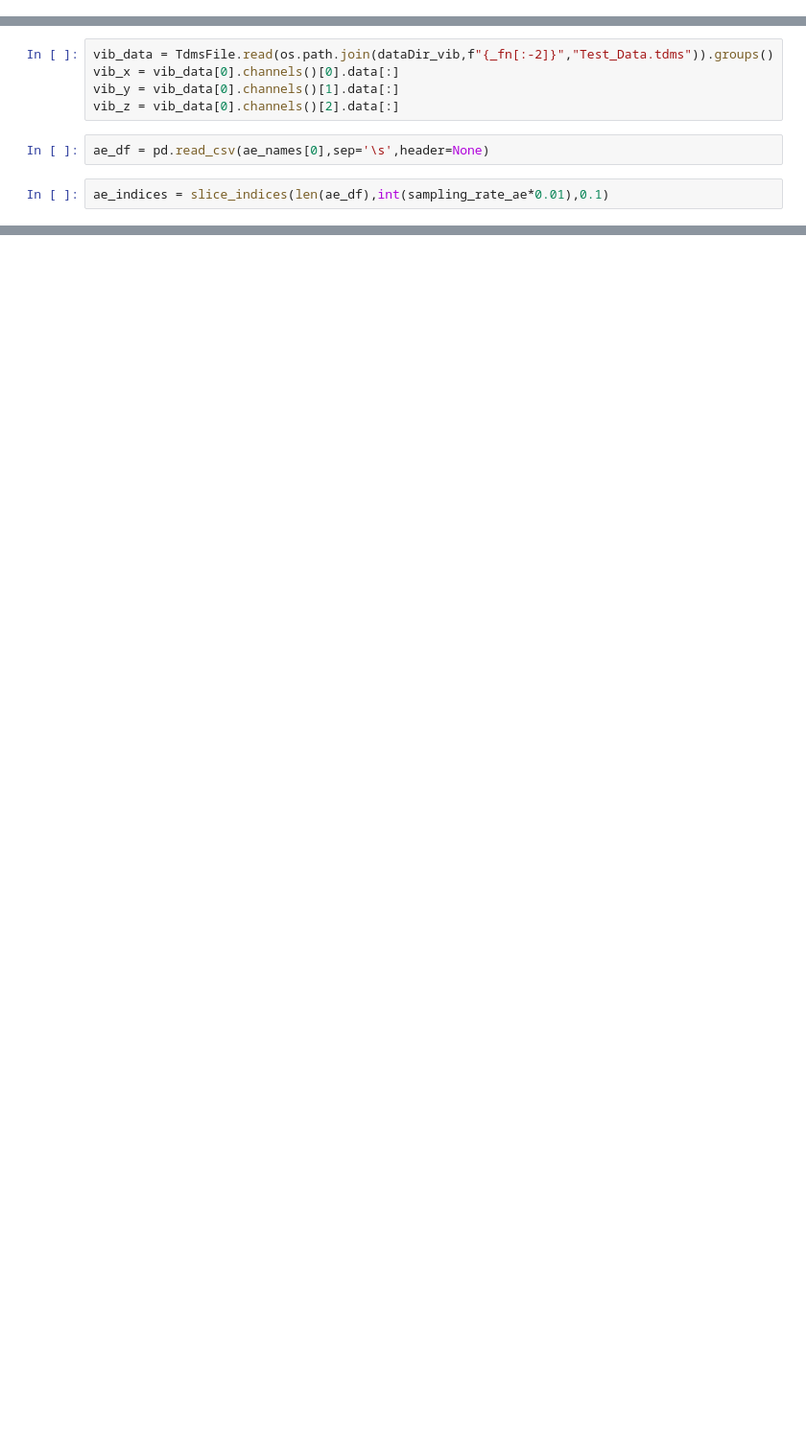
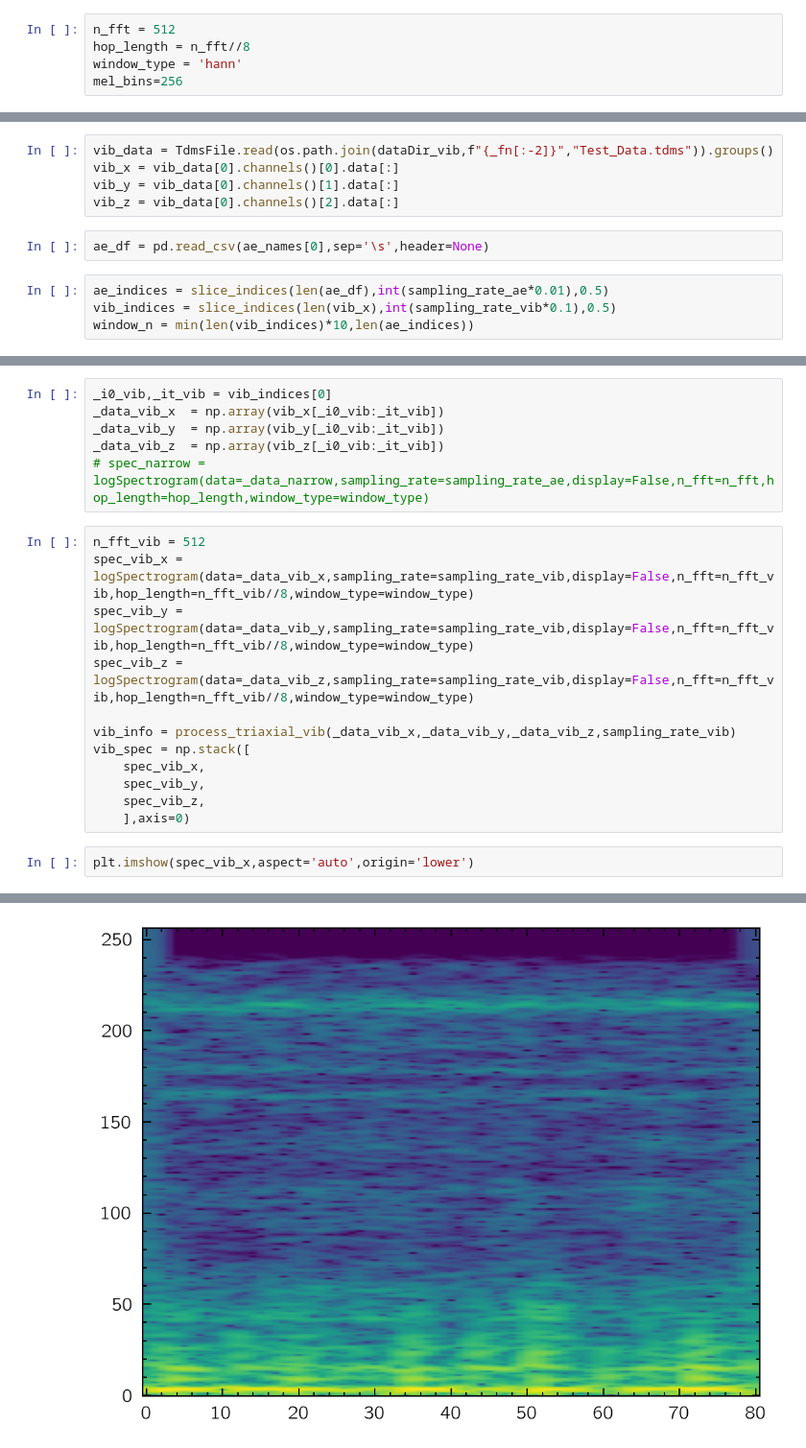
Before and after one commit to mingwucn/Smart_Grinding, a Jupyter notebook: construct_data_loader.ipynb, the cells around one changed output, grey strips where cells are left out. Shown at 96% size. Saved outputs shown, nothing was run; the diff lists cells and outputs as text; blank space fills up the shorter version.

Commit message:
Add triaxial vibration processing function and update plot limits in notebook

```diff
--- a/construct_data_loader.ipynb
+++ b/construct_data_loader.ipynb
@@ -100,6 +100,11 @@ parameters
 | 14 | 40.0 | 20.0 | 40.0 |
 | 15 | 40.0 | 40.0 | 50.0 |
 | 16 | 40.0 | 60.0 | 20.0 |
+# %%
+n_fft = 512
+hop_length = n_fft//8
+window_type = 'hann'
+mel_bins=256
 # %%
 ae_names = natsorted([os.path.join(dataDir_ae,i) for i in os.listdir(dataDir_ae) if os.path.splitext(i)[1] == '.txt'])
 ae_names
@@ -136,4 +145,6 @@ vib_z = vib_data[0].channels()[2].data[:]
 # %%
 ae_df = pd.read_csv(ae_names[0],sep='\s',header=None)
 # %%
-ae_indices = slice_indices(len(ae_df),int(sampling_rate_ae*0.01),0.1)
+ae_indices = slice_indices(len(ae_df),int(sampling_rate_ae*0.01),0.5)
+vib_indices = slice_indices(len(vib_x),int(sampling_rate_vib*0.1),0.5)
+window_n = min(len(vib_indices)*10,len(ae_indices))
@@ -141,0 +169,21 @@ _i0,_it = ae_indices[0]
+# %%
+_i0_vib,_it_vib = vib_indices[0]
+_data_vib_x  = np.array(vib_x[_i0_vib:_it_vib])
+_data_vib_y  = np.array(vib_y[_i0_vib:_it_vib])
+_data_vib_z  = np.array(vib_z[_i0_vib:_it_vib])
+# spec_narrow = logSpectrogram(data=_data_narrow,sampling_rate=sampling_rate_ae,display=False,n_fft=n_fft,hop_length=hop_length,window_type=window_type)
+# %%
+n_fft_vib = 512
+spec_vib_x = logSpectrogram(data=_data_vib_x,sampling_rate=sampling_rate_vib,display=False,n_fft=n_fft_vib,hop_length=n_fft_vib//8,window_type=window_type)
+spec_vib_y = logSpectrogram(data=_data_vib_y,sampling_rate=sampling_rate_vib,display=False,n_fft=n_fft_vib,hop_length=n_fft_vib//8,window_type=window_type)
+spec_vib_z = logSpectrogram(data=_data_vib_z,sampling_rate=sampling_rate_vib,display=False,n_fft=n_fft_vib,hop_length=n_fft_vib//8,window_type=window_type)
+
+vib_info = process_triaxial_vib(_data_vib_x,_data_vib_y,_data_vib_z,sampling_rate_vib)
+vib_spec = np.stack([
+    spec_vib_x,
+    spec_vib_y,
+    spec_vib_z,
+    ],axis=0)
+# %%
+plt.imshow(spec_vib_x,aspect='auto',origin='lower')
+# %% [output]
@@ -141,0 +191 @@ _i0,_it = ae_indices[0]
+[figure, added]
```
Also changed, not shown: parts of 10 cells of this notebook, 1 other file.
